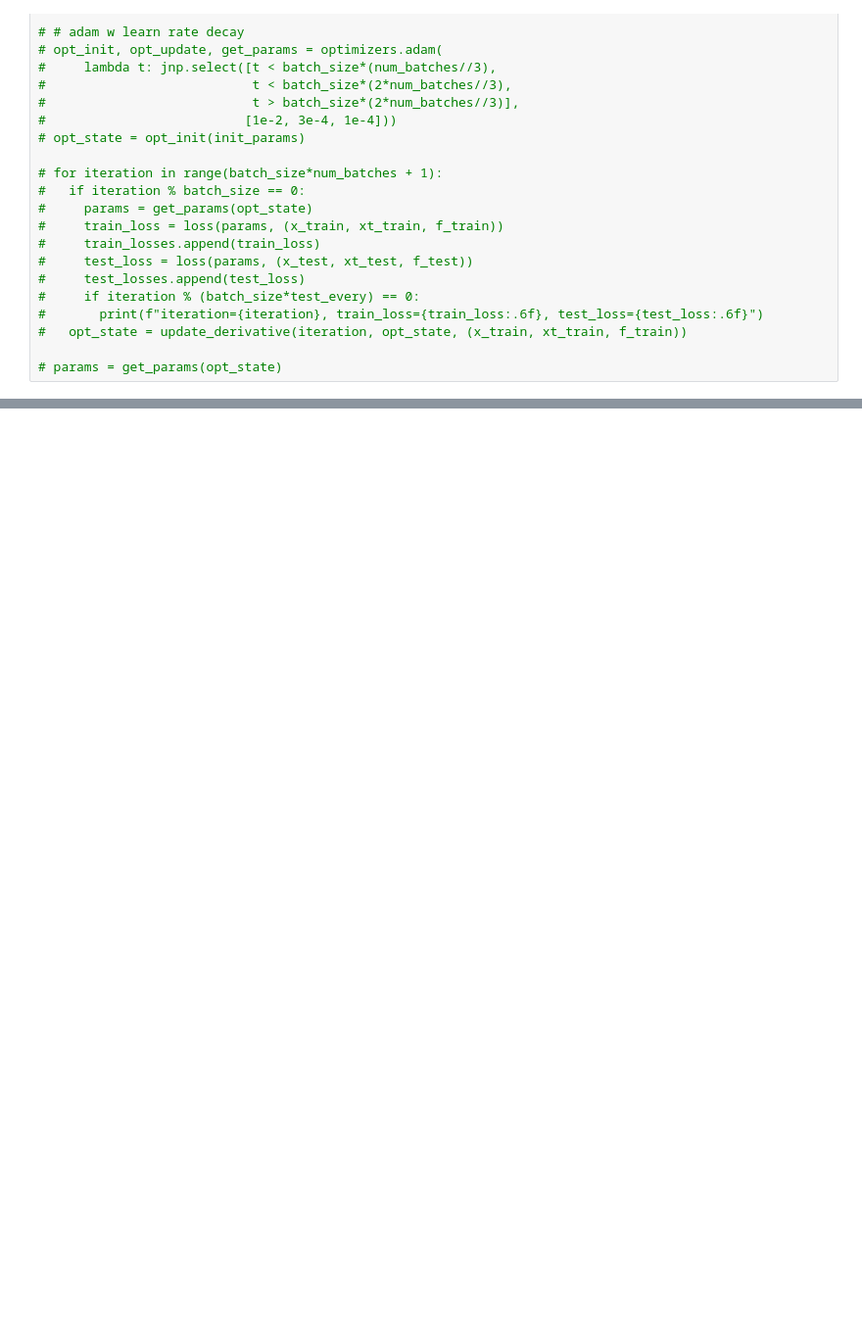
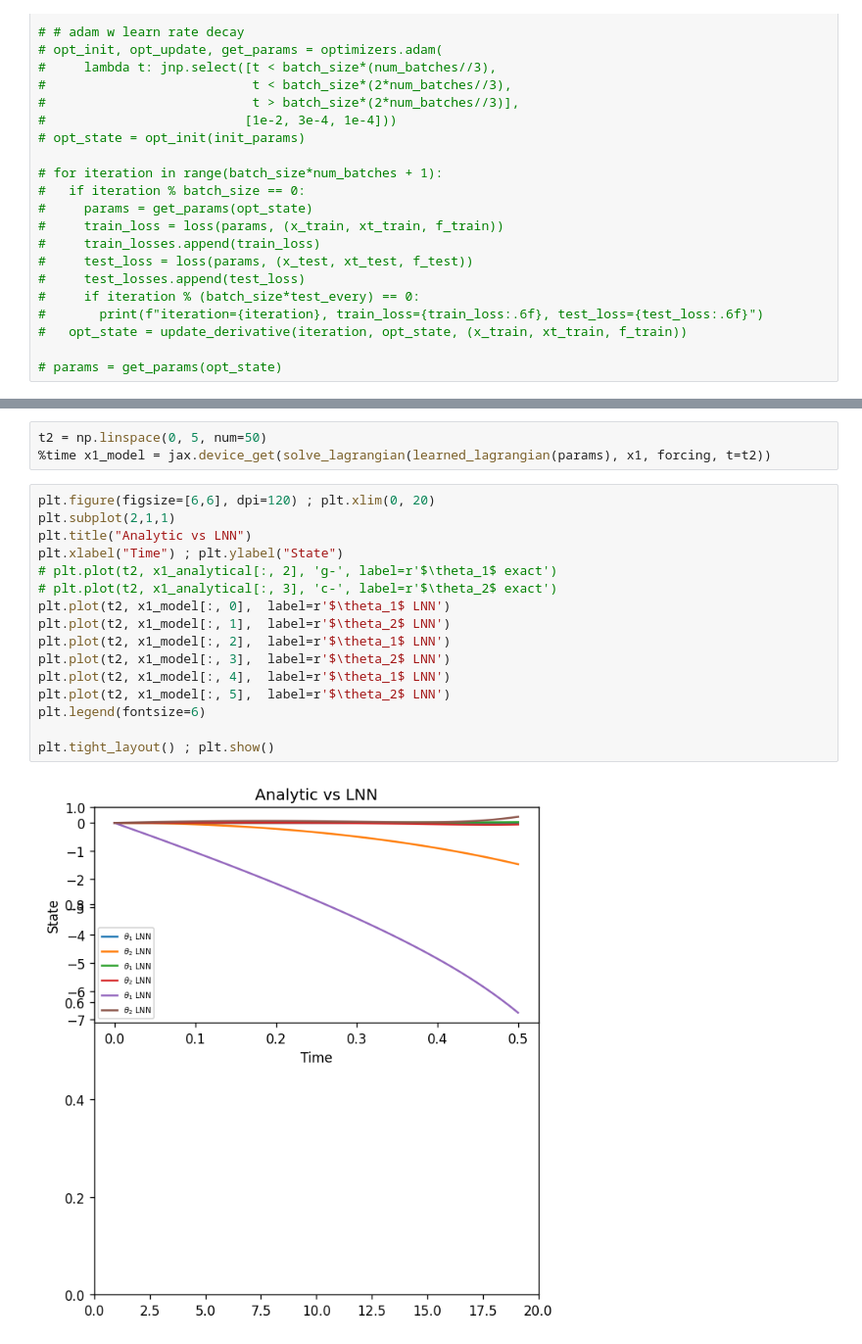
Before and after one commit to stevenwman/afil-project, a Jupyter notebook: LNN_tutorial_mod.ipynb, the cells around one changed output, grey strips where cells are left out. Shown at 98% size. Drawn from its saved outputs; the diff is of its cells as text; blank space fills up the shorter version.

```diff
--- a/LNN_tutorial_mod.ipynb
+++ b/LNN_tutorial_mod.ipynb
@@ -419,0 +476,21 @@ Colorscale is \dot theta1
+# %%
+t2 = np.linspace(0, 5, num=50)
+%time x1_model = jax.device_get(solve_lagrangian(learned_lagrangian(params), x1, forcing, t=t2))
+# %%
+plt.figure(figsize=[6,6], dpi=120) ; plt.xlim(0, 20)
+plt.subplot(2,1,1)
+plt.title("Analytic vs LNN")
+plt.xlabel("Time") ; plt.ylabel("State")
+# plt.plot(t2, x1_analytical[:, 2], 'g-', label=r'$\theta_1$ exact')
+# plt.plot(t2, x1_analytical[:, 3], 'c-', label=r'$\theta_2$ exact')
+plt.plot(t2, x1_model[:, 0],  label=r'$\theta_1$ LNN')
+plt.plot(t2, x1_model[:, 1],  label=r'$\theta_2$ LNN')
+plt.plot(t2, x1_model[:, 2],  label=r'$\theta_1$ LNN')
+plt.plot(t2, x1_model[:, 3],  label=r'$\theta_2$ LNN')
+plt.plot(t2, x1_model[:, 4],  label=r'$\theta_1$ LNN')
+plt.plot(t2, x1_model[:, 5],  label=r'$\theta_2$ LNN')
+plt.legend(fontsize=6)
+
+plt.tight_layout() ; plt.show()
+# %% [output]
+[figure, added]
```
Also changed, not shown: parts of 17 cells of this notebook, 1 other file.
